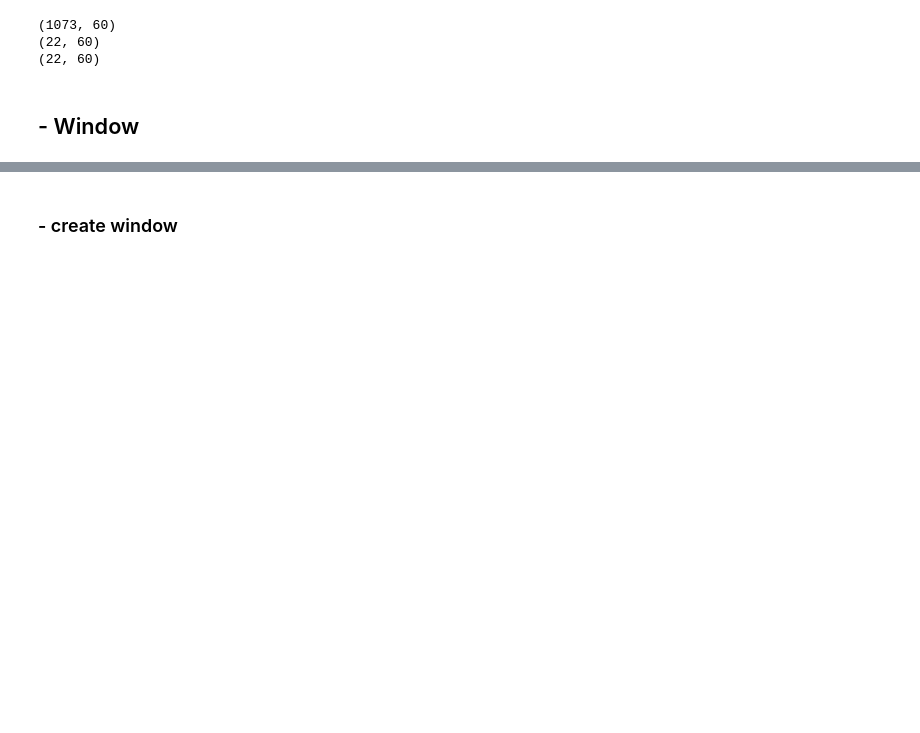
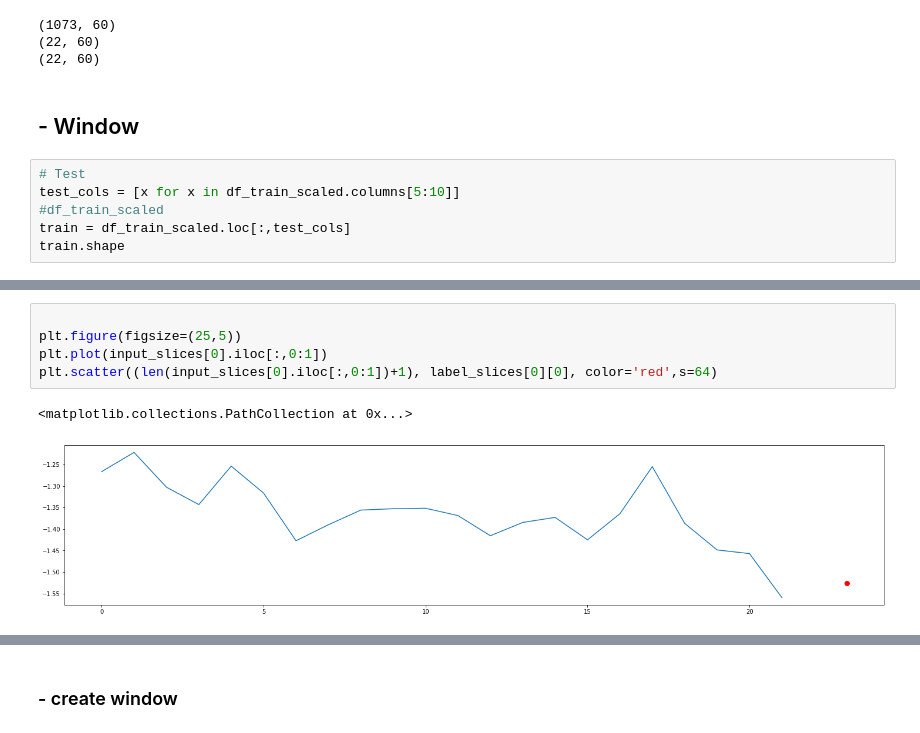
Before and after one commit to valentina-bec/tokyo-stock-exchange, a Jupyter notebook: notebooks/model.ipynb, the cells around one changed output, grey strips where cells are left out. Cells and saved outputs as stored; diff of their text form; blank space fills up the shorter version.

```diff
--- a/notebooks/model.ipynb
+++ b/notebooks/model.ipynb
@@ -163,3 +183,9 @@ print(df_test_scaled.shape)
 (22, 60)
 # %% [markdown]
 ## - Window
+# %%
+# Test
+test_cols = [x for x in df_train_scaled.columns[5:10]]
+#df_train_scaled
+train = df_train_scaled.loc[:,test_cols]
+train.shape
@@ -165,0 +309,8 @@ print(df_test_scaled.shape)
+# %%
+
+plt.figure(figsize=(25,5))
+plt.plot(input_slices[0].iloc[:,0:1])
+plt.scatter((len(input_slices[0].iloc[:,0:1])+1), label_slices[0][0], color='red',s=64)
+# %% [output]
+<matplotlib.collections.PathCollection at 0x...>
+[figure, added]
```
Also changed, not shown: parts of 24 cells of this notebook.
